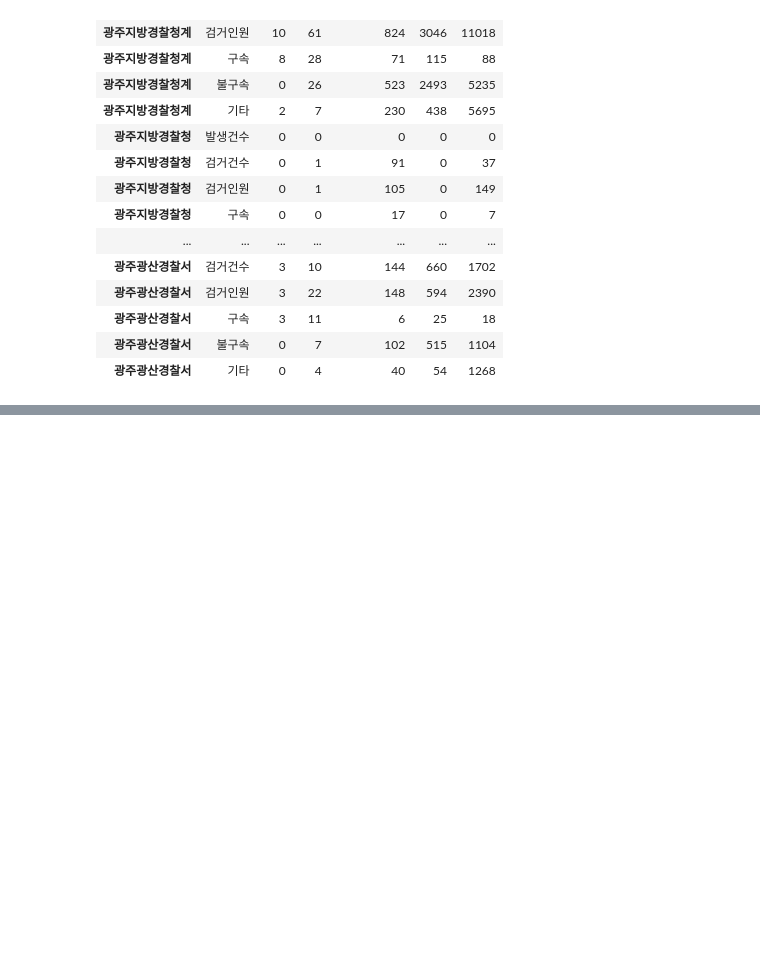
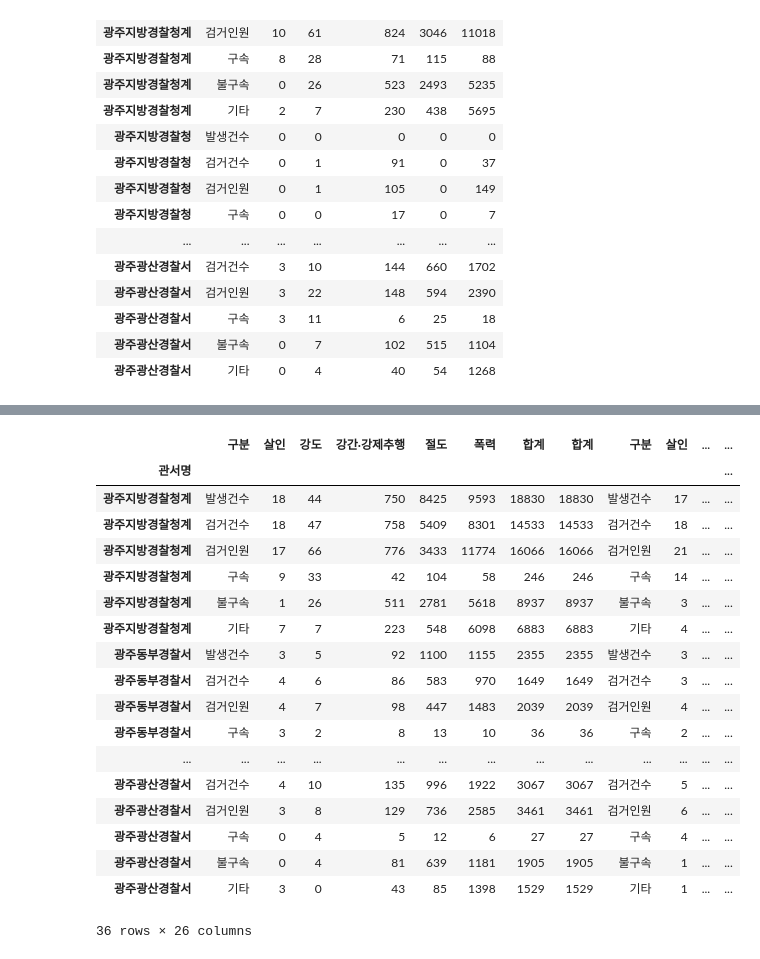
Before and after one commit to so1454/python_library, a Jupyter notebook: 2. Pandas.ipynb, the cells around one changed output, grey strips where cells are left out. Cells and saved outputs as stored; diff of their text form; code cells hidden in the pictures; blank space fills up the shorter version.

```diff
--- a/2. Pandas.ipynb
+++ b/2. Pandas.ipynb
@@ -1030,0 +1176,4 @@ SyntaxError: invalid syntax. Perhaps you forgot a comma? (1034961748.py, line 2)
+# %%
+# 2020
+crimi2020_sumcol = crimi2020.loc[ : , '합계' ]
+crimi2020_sumcol
@@ -1030,0 +1198,4 @@ SyntaxError: invalid syntax. Perhaps you forgot a comma? (1034961748.py, line 2)
+# %%
+# 2021
+crimi2021_sumcol = crimi2021.loc[ : , '합계' ]
+crimi2021_sumcol
@@ -1033,2 +1284,5 @@ SyntaxError: invalid syntax. Perhaps you forgot a comma? (1034961748.py, line 2)
 # %%
 # 7-1 전년대비 증감률 계산하기
+#2019 - 2020
+updown_1 = ((crimi2020_sumcol- crimi2019_sumcol)/crimi2019_sumcol )*100
+updown_1
@@ -1034,0 +1307,4 @@ SyntaxError: invalid syntax. Perhaps you forgot a comma? (1034961748.py, line 2)
+# %%
+#2020 - 2021
+updown_2 = ((crimi2021_sumcol- crimi2020_sumcol)/crimi2021_sumcol) *100
+updown_2
@@ -1037,4 +1372,26 @@ SyntaxError: invalid syntax. Perhaps you forgot a comma? (1034961748.py, line 2)
 # %%
 # 8. 행 기준 데이터 병합하기
+merge_hang =pd.concat([crimi2019,crimi2019_sumcol,crimi2020,crimi2020_sumcol ,crimi2021,crimi2021_sumcol,updown_1,updown_2], axis = 1)
+merge_hang
+# %% [output]
+|  | 구분 | 살인 | 강도 | 강간·강제추행 | 절도 | 폭력 | 합계 | 합계 | 구분 | 살인 | ... | ... |
+| 관서명 |  |  |  |  |  |  |  |  |  |  |  | ... |
+| 광주지방경찰청계 | 발생건수 | 18 | 44 | 750 | 8425 | 9593 | 18830 | 18830 | 발생건수 | 17 | ... | ... |
+| 광주지방경찰청계 | 검거건수 | 18 | 47 | 758 | 5409 | 8301 | 14533 | 14533 | 검거건수 | 18 | ... | ... |
+| 광주지방경찰청계 | 검거인원 | 17 | 66 | 776 | 3433 | 11774 | 16066 | 16066 | 검거인원 | 21 | ... | ... |
+| 광주지방경찰청계 | 구속 | 9 | 33 | 42 | 104 | 58 | 246 | 246 | 구속 | 14 | ... | ... |
+| 광주지방경찰청계 | 불구속 | 1 | 26 | 511 | 2781 | 5618 | 8937 | 8937 | 불구속 | 3 | ... | ... |
+| 광주지방경찰청계 | 기타 | 7 | 7 | 223 | 548 | 6098 | 6883 | 6883 | 기타 | 4 | ... | ... |
+| 광주동부경찰서 | 발생건수 | 3 | 5 | 92 | 1100 | 1155 | 2355 | 2355 | 발생건수 | 3 | ... | ... |
+| 광주동부경찰서 | 검거건수 | 4 | 6 | 86 | 583 | 970 | 1649 | 1649 | 검거건수 | 3 | ... | ... |
+| 광주동부경찰서 | 검거인원 | 4 | 7 | 98 | 447 | 1483 | 2039 | 2039 | 검거인원 | 4 | ... | ... |
+| 광주동부경찰서 | 구속 | 3 | 2 | 8 | 13 | 10 | 36 | 36 | 구속 | 2 | ... | ... |
+| ... | ... | ... | ... | ... | ... | ... | ... | ... | ... | ... | ... | ... |
+| 광주광산경찰서 | 검거건수 | 4 | 10 | 135 | 996 | 1922 | 3067 | 3067 | 검거건수 | 5 | ... | ... |
+| 광주광산경찰서 | 검거인원 | 3 | 8 | 129 | 736 | 2585 | 3461 | 3461 | 검거인원 | 6 | ... | ... |
+| 광주광산경찰서 | 구속 | 0 | 4 | 5 | 12 | 6 | 27 | 27 | 구속 | 4 | ... | ... |
+| 광주광산경찰서 | 불구속 | 0 | 4 | 81 | 639 | 1181 | 1905 | 1905 | 불구속 | 1 | ... | ... |
+| 광주광산경찰서 | 기타 | 3 | 0 | 43 | 85 | 1398 | 1529 | 1529 | 기타 | 1 | ... | ... |
+36 rows × 26 columns
 # %%
 # 번외 csv 파일로 저장하기(선생님이랑)
```
Also changed, not shown: parts of 22 cells of this notebook, 2 other files.
